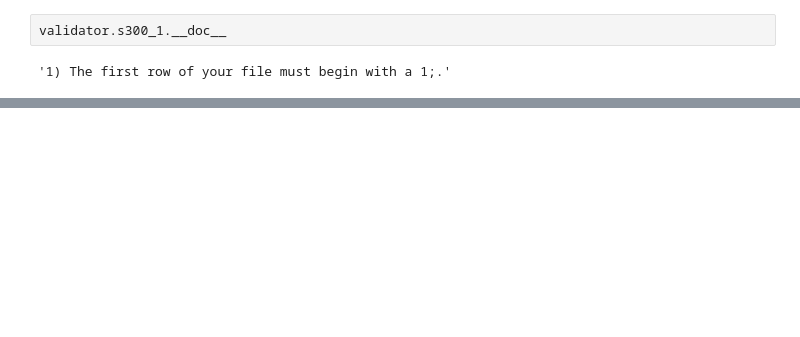
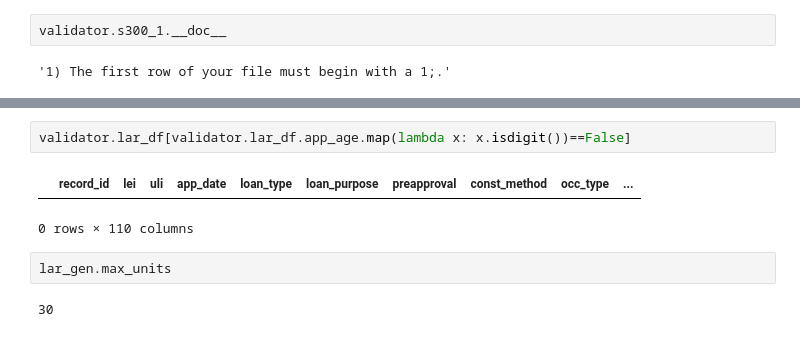
Before and after one commit to cfpb/hmda-test-files, a Jupyter notebook: python/2018_test_file_maker.ipynb, the cells around one changed output, grey strips where cells are left out. Cells and saved outputs as stored; diff of their text form; blank space fills up the shorter version.

```diff
--- a/python/2018_test_file_maker.ipynb
+++ b/python/2018_test_file_maker.ipynb
@@ -242,0 +227,9 @@ dct
+# %%
+validator.lar_df[validator.lar_df.app_age.map(lambda x: x.isdigit())==False]
+# %% [output]
+|  | record_id | lei | uli | app_date | loan_type | loan_purpose | preapproval | const_method | occ_type | ... |
+0 rows × 110 columns
+# %%
+lar_gen.max_units
+# %% [output]
+30
```
Also changed, not shown: parts of 9 cells of this notebook.
